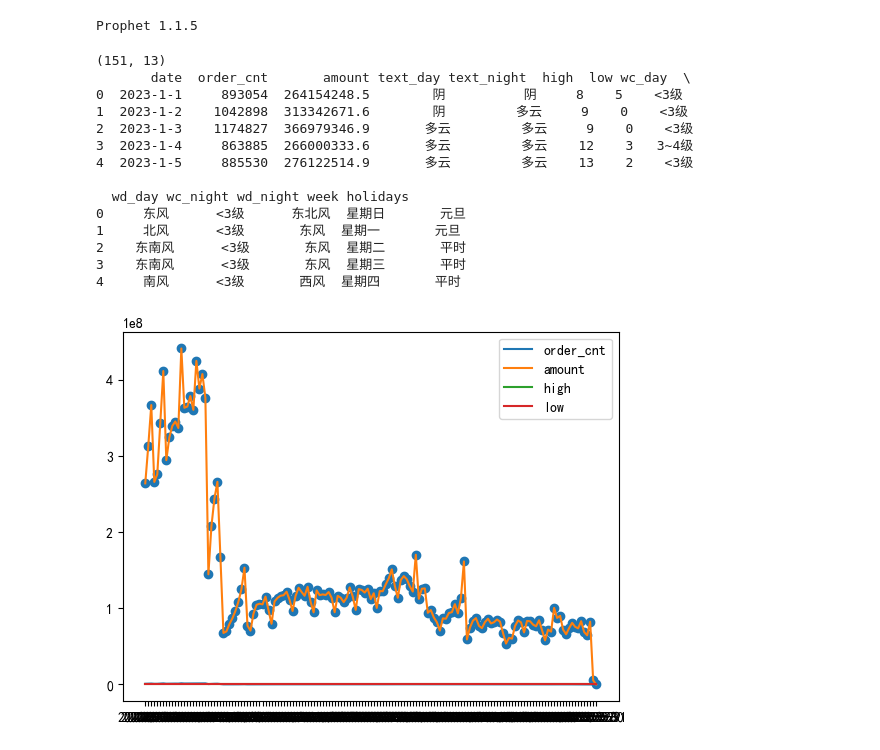
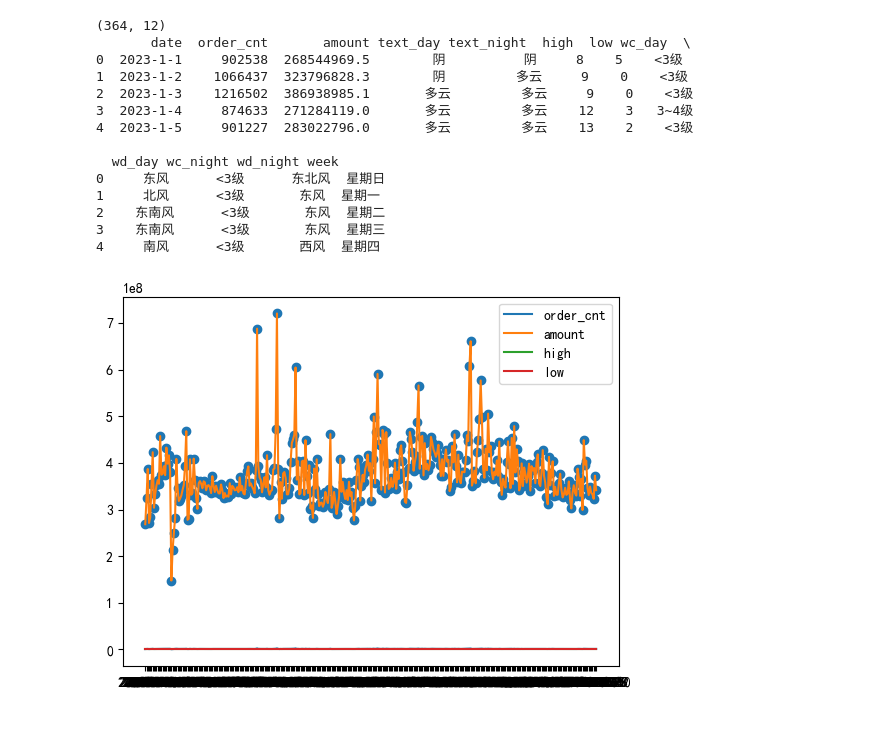
Before and after one commit to MarssZ/202404EDA, a Jupyter notebook: Test_Prophet.ipynb, the cells around one changed output. Drawn from its saved outputs; the diff is of its cells as text; code cells hidden in the pictures.

```diff
--- a/Test_Prophet.ipynb
+++ b/Test_Prophet.ipynb
@@ -10,41 +10,38 @@ import numpy as np
 from matplotlib import pyplot
 
 from prophet import Prophet
-# print version number
-print('Prophet %s' % prophet.__version__)
-# %% [output]
-Prophet 1.1.5
 # %%
 
 # 读取excel文件并获取指定列
-#df = pd.read_csv('Data\store_6922.csv', usecols=['dt', 'amt', 'discount_amount', 'pay_amount', 'num', 'discount', 'discount_percent', 'workdays', 'holidays', 'weekdays', 'text_day', 'text_night', 'high', 'low', 'high_low', 'wc_day'], encoding='GBK')
-df = pd.read_csv('Data\结果1_全站按日数据_最近2年数据.csv', usecols=['date', 'amount', 'order_cnt', 'text_day', 'text_night', 'high', 'low', 'wc_day', 'wd_day', 'wc_night', 'wd_night', 'week', 'holidays'], encoding='GBK')
+#df = pd.read_csv('Data\结果1_全站按日数据_最近2年数据.csv', usecols=['date', 'amount', 'order_cnt', 'text_day', 'text_night', 'high', 'low', 'wc_day', 'wd_day', 'wc_night', 'wd_night', 'week', 'holidays'], encoding='GBK')
+df = pd.read_csv('Data\结果1_全站按日期分组_2023全年.csv', usecols=['date', 'amount', 'order_cnt', 'text_day', 'text_night', 'high', 'low', 'wc_day', 'wd_day', 'wc_night', 'wd_night', 'week'], encoding='GBK')
+
 print(df.shape)
 print(df.head())
 df.plot()
 
 # 设置字体，确保能正确显示汉字
 pyplot.rcParams['font.sans-serif'] = ['SimHei']  # 设置中文字体
 
 # 绘制散点图
 pyplot.scatter(df[VAULE_X], df[VAULE_Y])
 pyplot.show()
 # %% [output]
-(151, 13)
+(364, 12)
        date  order_cnt       amount text_day text_night  high  low wc_day  \
-0  2023-1-1     893054  264154248.5        阴          阴     8    5    <3级
-1  2023-1-2    1042898  313342671.6        阴         多云     9    0    <3级
-2  2023-1-3    1174827  366979346.9       多云         多云     9    0    <3级
-3  2023-1-4     863885  266000333.6       多云         多云    12    3   3~4级
-4  2023-1-5     885530  276122514.9       多云         多云    13    2    <3级
+0  2023-1-1     902538  268544969.5        阴          阴     8    5    <3级
+1  2023-1-2    1066437  323796828.3        阴         多云     9    0    <3级
+2  2023-1-3    1216502  386938985.1       多云         多云     9    0    <3级
+3  2023-1-4     874633  271284119.0       多云         多云    12    3   3~4级
+4  2023-1-5     901227  283022796.0       多云         多云    13    2    <3级
 
-  wd_day wc_night wd_night week holidays
-0     东风      <3级      东北风  星期日       元旦
-1     北风      <3级       东风  星期一       元旦
-2    东南风      <3级       东风  星期二       平时
-3    东南风      <3级       东风  星期三       平时
-4     南风      <3级       西风  星期四       平时
+  wd_day wc_night wd_night week
+0     东风      <3级      东北风  星期日
+1     北风      <3级       东风  星期一
+2    东南风      <3级       东风  星期二
+3    东南风      <3级       东风  星期三
+4     南风      <3级       西风  星期四
-[figure, old version]
+[figure, new version]
 # %%
 
 # 第一步：构建输入DataFrame
```
Also changed, not shown: parts of 2 cells of this notebook, 15 other files.
